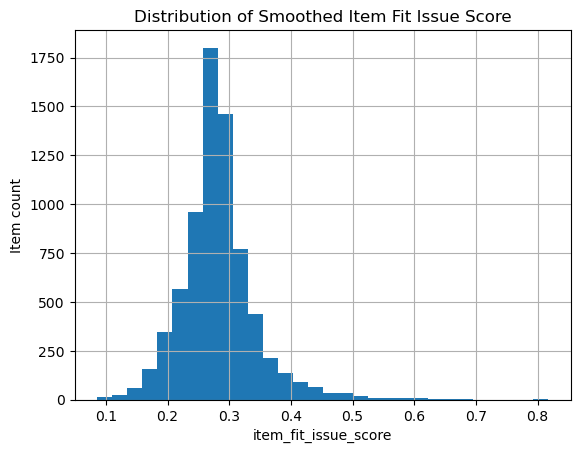
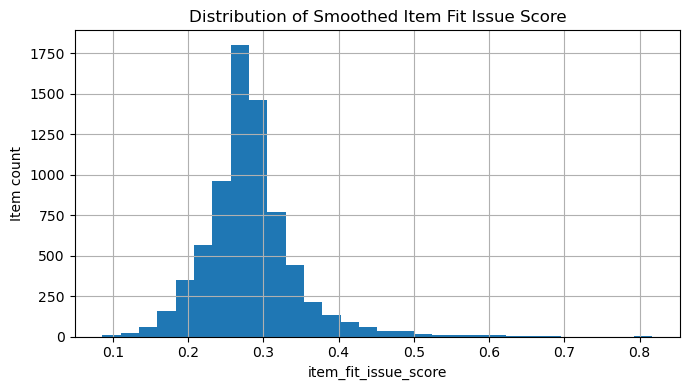
The change to this notebook cell's code, shown as a diff; its figure went from the first image to the second:
--- before
+++ after
@@ -1,5 +1,11 @@
-ax = fit_signals["item_fit_issue_score"].hist(bins=30)
-ax.set_title("Distribution of Smoothed Item Fit Issue Score")
-ax.set_xlabel("item_fit_issue_score")
-ax.set_ylabel("Item count")
+plt.figure(figsize=(7, 4))
+fit_signals["item_fit_issue_score"].hist(bins=30)
+plt.title("Distribution of Smoothed Item Fit Issue Score")
+plt.xlabel("item_fit_issue_score")
+plt.ylabel("Item count")
+plt.tight_layout()
+fit_plot_path = PLOTS_DIR / "item_fit_issue_score_distribution.png"
+plt.savefig(fit_plot_path, dpi=150, bbox_inches="tight")
 plt.show()
+
+print("Saved plot:", fit_plot_path)

Commit: Add ReturnShield data and agent notebook pipeline